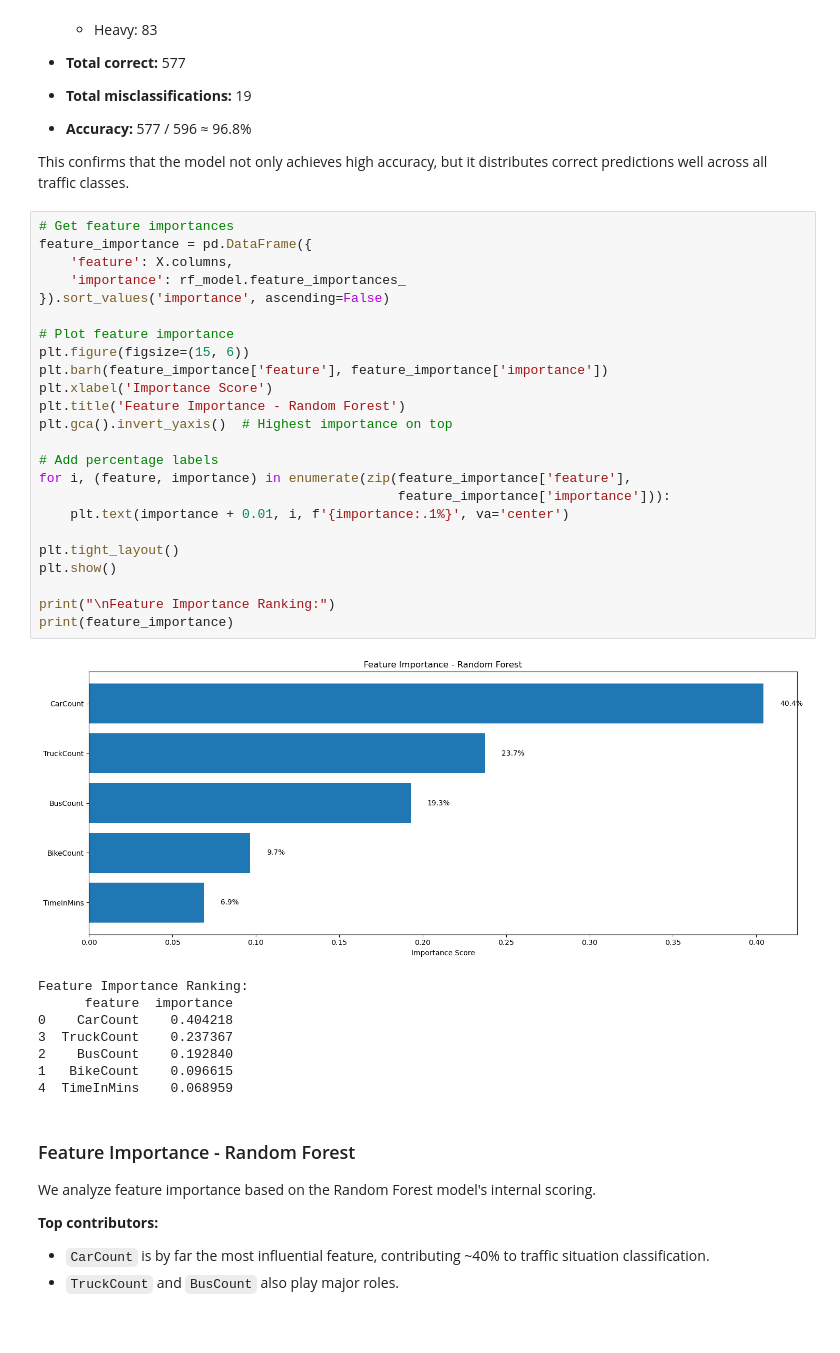
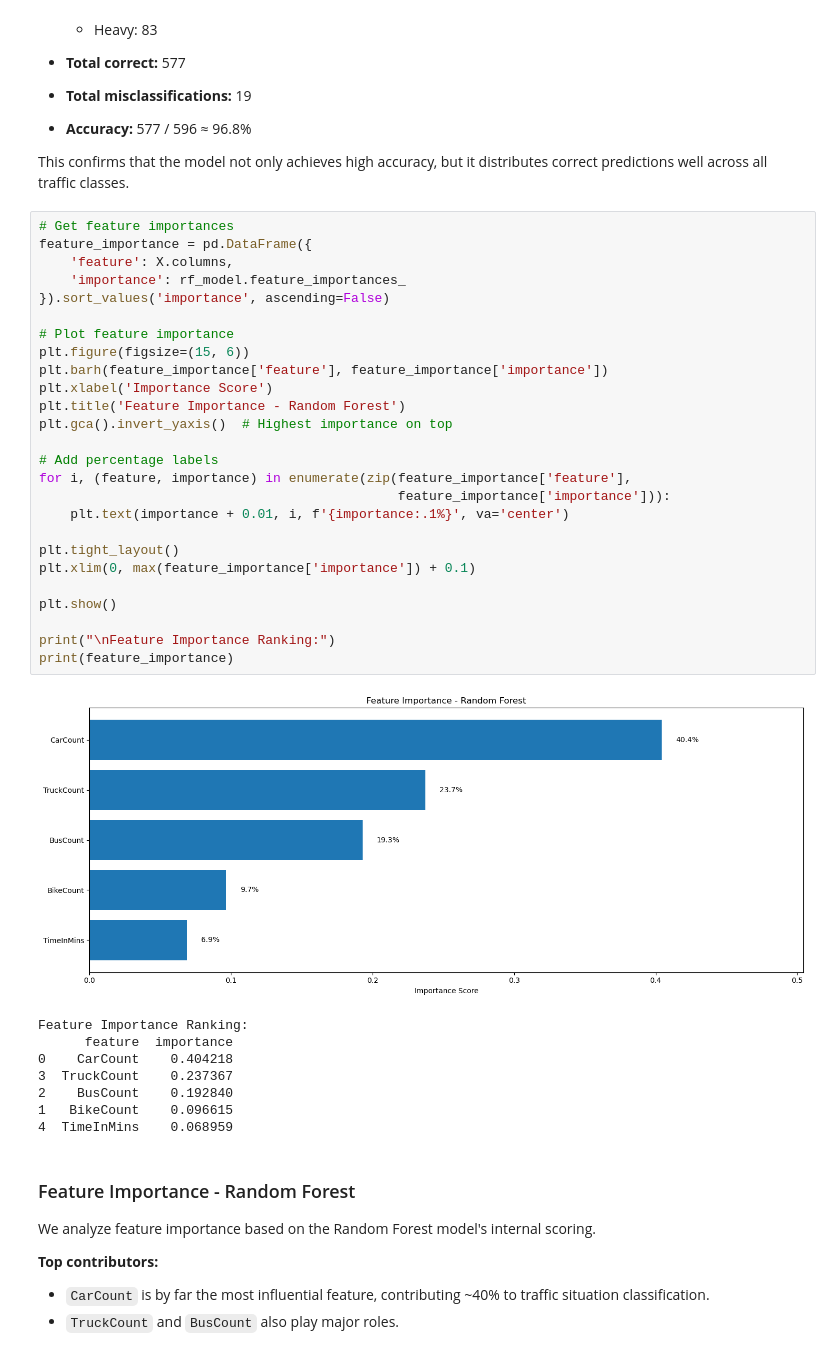
Before and after one commit to rkpm22/predict-traffic-flow, a Jupyter notebook: notebooks/Predict-traffic-flow.ipynb, the cells around one changed output. Saved outputs shown, nothing was run; the diff lists cells and outputs as text; blank space fills up the shorter version.

```diff
--- a/notebooks/Predict-traffic-flow.ipynb
+++ b/notebooks/Predict-traffic-flow.ipynb
@@ -741,29 +741,31 @@ This confirms that the model not only achieves high accuracy, but it distributes
 # %%
 # Get feature importances
 feature_importance = pd.DataFrame({
     'feature': X.columns,
     'importance': rf_model.feature_importances_
 }).sort_values('importance', ascending=False)
 
 # Plot feature importance
 plt.figure(figsize=(15, 6))
 plt.barh(feature_importance['feature'], feature_importance['importance'])
 plt.xlabel('Importance Score')
 plt.title('Feature Importance - Random Forest')
 plt.gca().invert_yaxis()  # Highest importance on top
 
 # Add percentage labels
 for i, (feature, importance) in enumerate(zip(feature_importance['feature'],
                                               feature_importance['importance'])):
     plt.text(importance + 0.01, i, f'{importance:.1%}', va='center')
 
 plt.tight_layout()
+plt.xlim(0, max(feature_importance['importance']) + 0.1)
+
 plt.show()
 
 print("\nFeature Importance Ranking:")
 print(feature_importance)
 # %% [output]
-[figure, old version]
+[figure, new version]
 Feature Importance Ranking:
       feature  importance
 0    CarCount    0.404218
```
Also changed, not shown: 6 other files.
